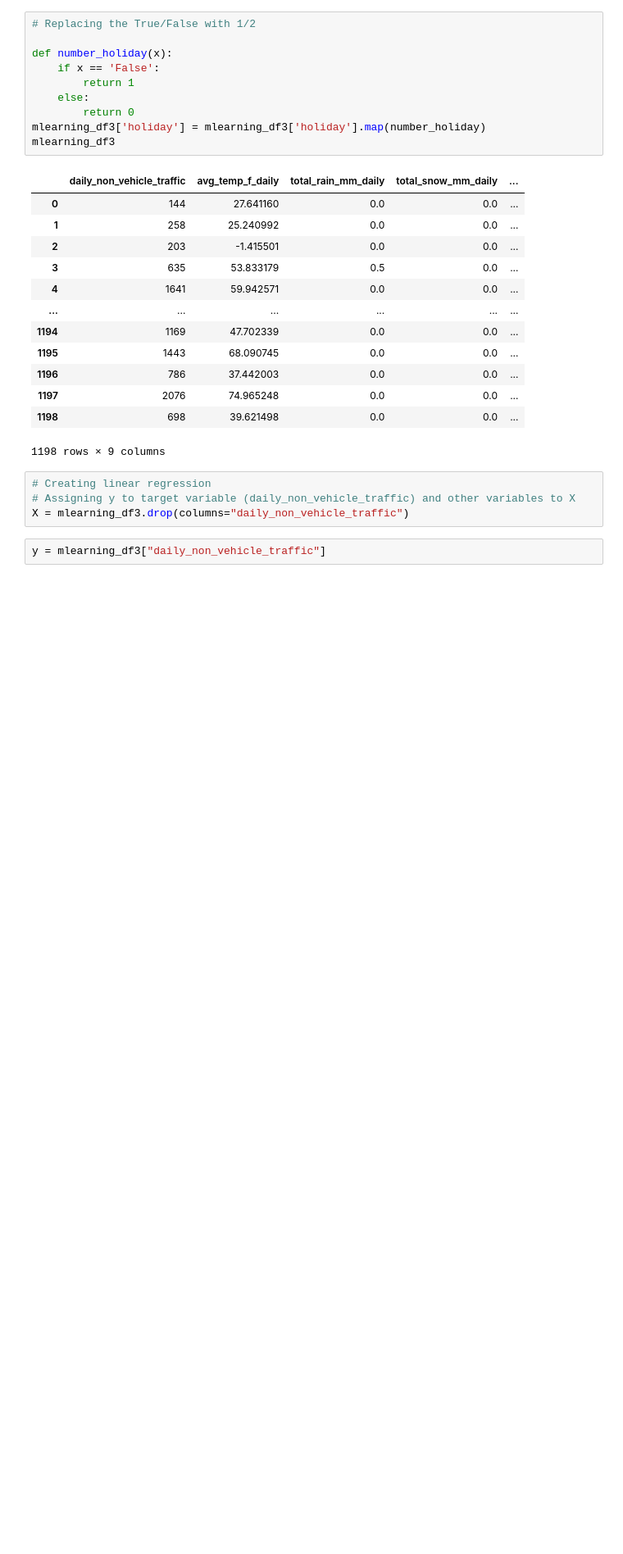
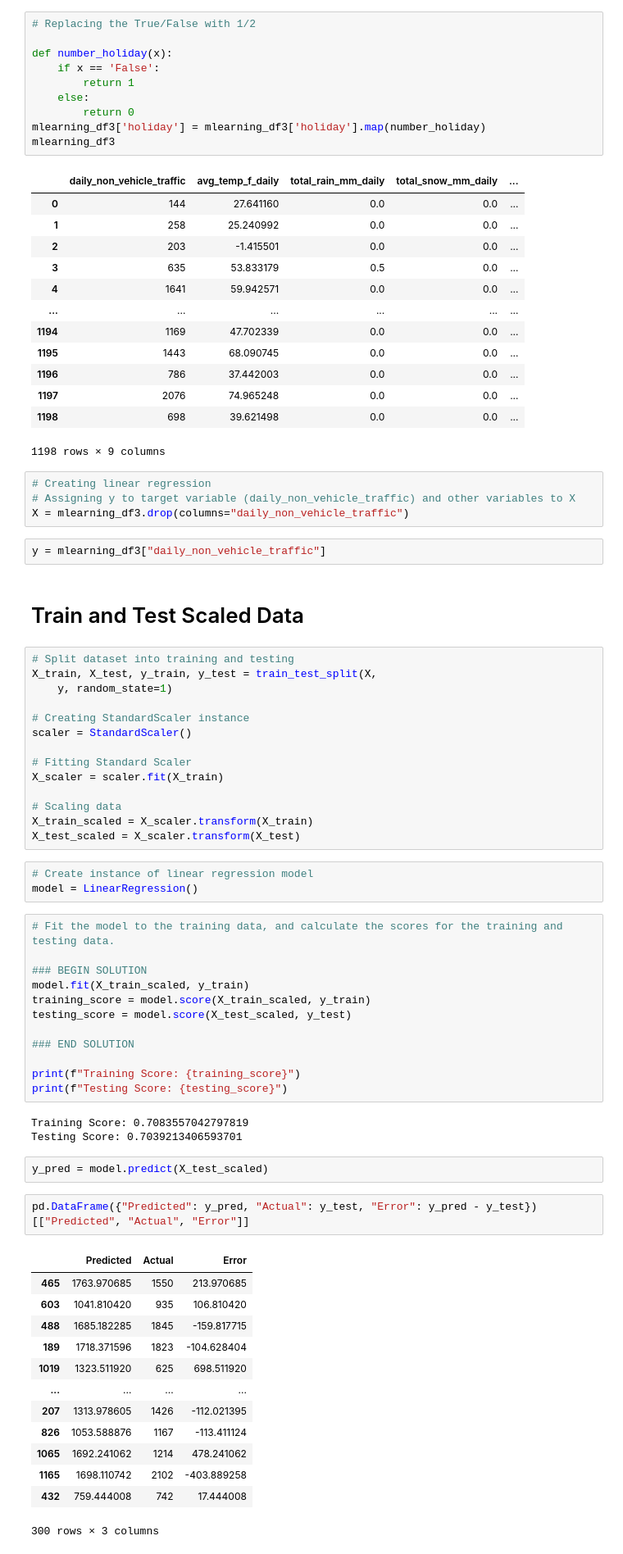
Before and after one commit to mhertel278/Data_Bootcamp_Capstone_Project, a Jupyter notebook: Balaszi_Segment2_MachineLearningModel.ipynb, the cells around one changed output. Shown at 82% size. Cells and saved outputs as stored; diff of their text form; blank space fills up the shorter version.

Commit message:
working machine learning model

```diff
--- a/Balaszi_Segment2_MachineLearningModel.ipynb
+++ b/Balaszi_Segment2_MachineLearningModel.ipynb
@@ -204,3 +208,55 @@ mlearning_df3
 X = mlearning_df3.drop(columns="daily_non_vehicle_traffic")
 # %%
 y = mlearning_df3["daily_non_vehicle_traffic"]
+# %% [markdown]
+# Train and Test Scaled Data
+# %%
+# Split dataset into training and testing
+X_train, X_test, y_train, y_test = train_test_split(X,
+    y, random_state=1)
+
+# Creating StandardScaler instance
+scaler = StandardScaler()
+
+# Fitting Standard Scaler
+X_scaler = scaler.fit(X_train)
+
+# Scaling data
+X_train_scaled = X_scaler.transform(X_train)
+X_test_scaled = X_scaler.transform(X_test)
+# %%
+# Create instance of linear regression model
+model = LinearRegression()
+# %%
+# Fit the model to the training data, and calculate the scores for the training and testing data.
+
+### BEGIN SOLUTION
+model.fit(X_train_scaled, y_train)
+training_score = model.score(X_train_scaled, y_train)
+testing_score = model.score(X_test_scaled, y_test)
+
+### END SOLUTION
+
+print(f"Training Score: {training_score}")
+print(f"Testing Score: {testing_score}")
+# %% [output]
+Training Score: 0.7083557042797819
+Testing Score: 0.7039213406593701
+# %%
+y_pred = model.predict(X_test_scaled)
+# %%
+pd.DataFrame({"Predicted": y_pred, "Actual": y_test, "Error": y_pred - y_test})[["Predicted", "Actual", "Error"]]
+# %% [output]
+|  | Predicted | Actual | Error |
+| 465 | 1763.970685 | 1550 | 213.970685 |
+| 603 | 1041.810420 | 935 | 106.810420 |
+| 488 | 1685.182285 | 1845 | -159.817715 |
+| 189 | 1718.371596 | 1823 | -104.628404 |
+| 1019 | 1323.511920 | 625 | 698.511920 |
+| ... | ... | ... | ... |
+| 207 | 1313.978605 | 1426 | -112.021395 |
+| 826 | 1053.588876 | 1167 | -113.411124 |
+| 1065 | 1692.241062 | 1214 | 478.241062 |
+| 1165 | 1698.110742 | 2102 | -403.889258 |
+| 432 | 759.444008 | 742 | 17.444008 |
+300 rows × 3 columns
```
Also changed, not shown: parts of 10 cells of this notebook.
